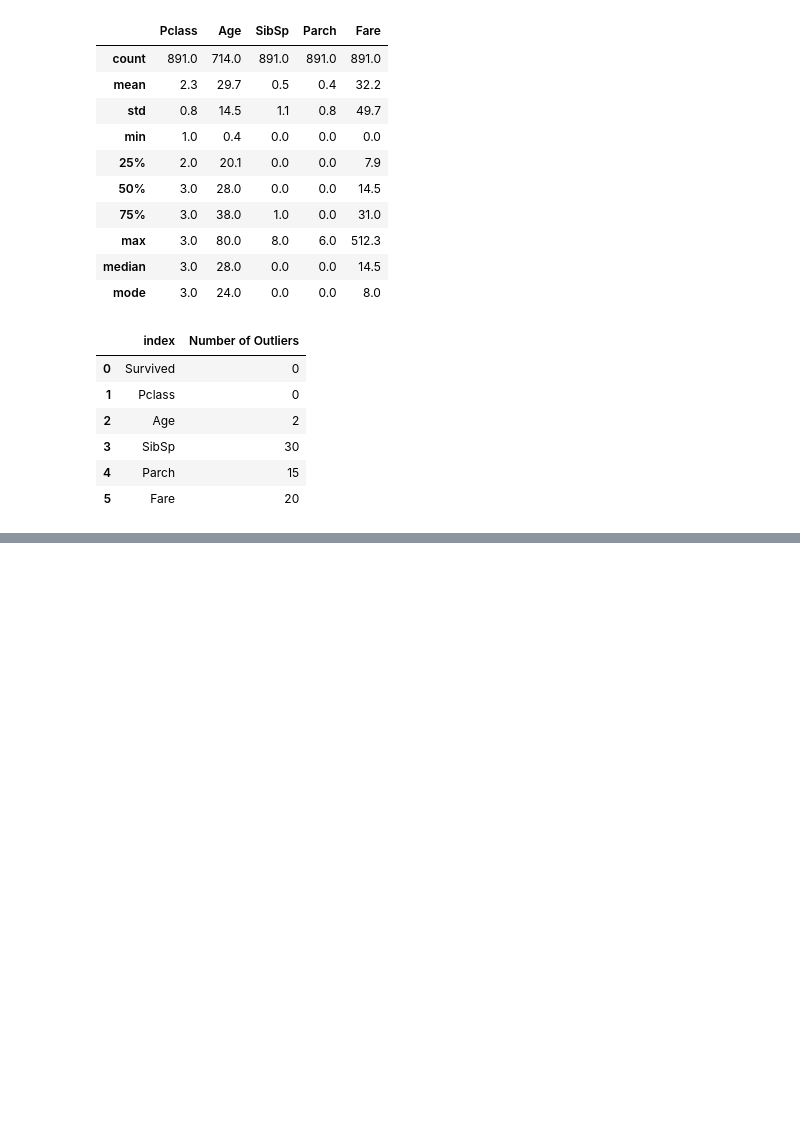
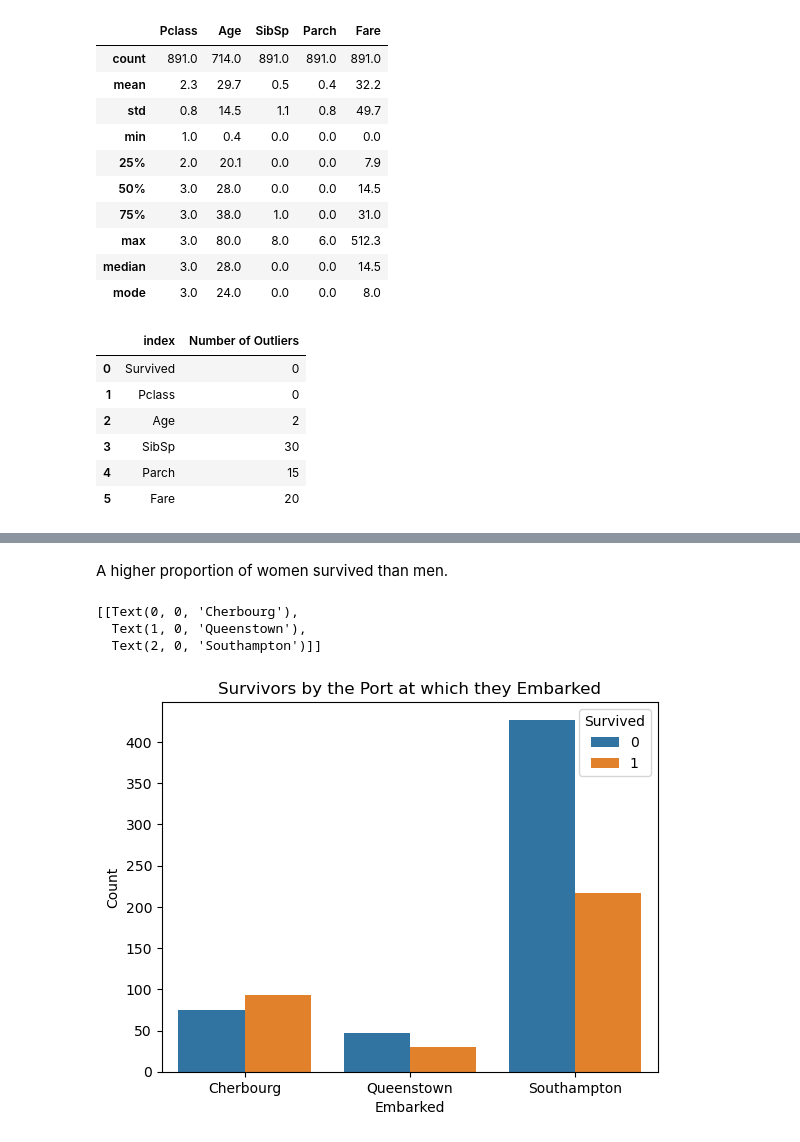
Before and after one commit to ADPriceless/TDA_Assignment_Titanic, a Jupyter notebook: exploration.ipynb, the cells around one changed output, grey strips where cells are left out. Drawn from its saved outputs; the diff is of its cells as text; code cells hidden in the pictures; blank space fills up the shorter version.

```diff
--- a/exploration.ipynb
+++ b/exploration.ipynb
@@ -105,0 +125,13 @@ plot_bar_by_class(df_titanic, 'Parch', 'Survived', 'Survivors by Number of Paren
+# %% [markdown]
+A higher proportion of women survived than men.
+# %%
+# C = Cherbourg, Q = Queenstown, S = Southampton
+graph.plot_bar_by_category(
+    df_titanic, 'Embarked', 'Survived',
+    'Survivors by the Port at which they Embarked'
+).set(xticklabels=['Cherbourg', 'Queenstown', 'Southampton'])
+# %% [output]
+[[Text(0, 0, 'Cherbourg'),
+  Text(1, 0, 'Queenstown'),
+  Text(2, 0, 'Southampton')]]
+[figure, added]
```
Also changed, not shown: parts of 21 cells of this notebook.
